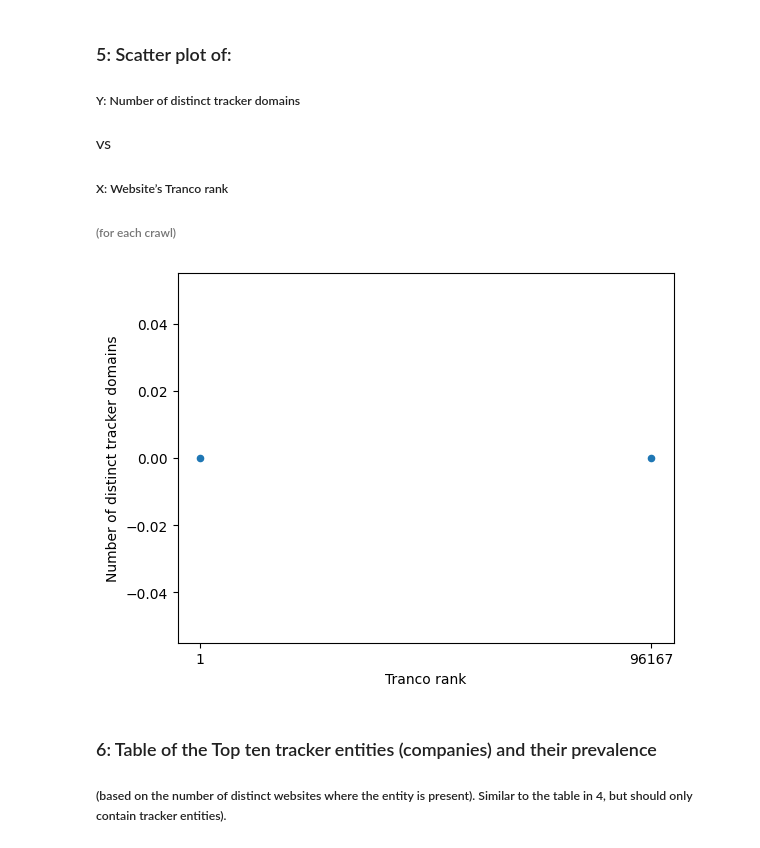
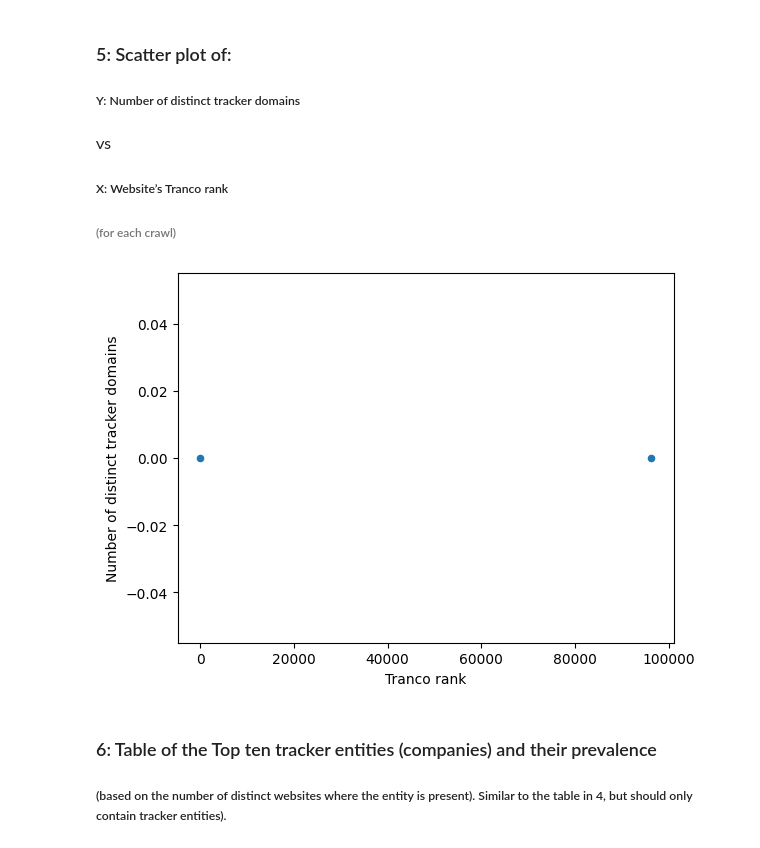
Before and after one commit to Bart73-v/CSA2, a Jupyter notebook: Analysis.ipynb, the cells around one changed output. Saved outputs shown, nothing was run; the diff lists cells and outputs as text; code cells hidden in the pictures.

```diff
--- a/Analysis.ipynb
+++ b/Analysis.ipynb
@@ -261,38 +261,36 @@ def check_if_tracker(cookie_domain):
     for tracker in trackers:
         if trackers[tracker]['properties']:
             for domain in trackers[tracker]['properties']:
                 if domain == cookie_domain:
                     return True
     return False
 
 for entry in accept_list:
     distinct_trackers[entry['domain']] = 0
     if entry['cookies']:
         entry_cookies = []
         for cookie in entry['cookies']:
             if cookie['domain'] not in entry_cookies:
                 entry_cookies.append(cookie['domain'])
                 if check_if_tracker(cookie['domain']):
                     distinct_trackers[entry['domain']] += 1
 
 import csv
 with open('top-1m.csv', 'r') as csvfile:
     reader = csv.reader(csvfile)
     for row in reader:
         for entry in accept_list:
             if row[1] == entry['domain']:
                 tranco[entry['domain']] = row[0]
-# for entry in accept_list:
-#     if entry['domain'] not in tranco.keys():
-#         tranco[entry['domain']] = "null"
 
 tranco_tracker = []
 for entry in tranco:
-    tranco_tracker.append([tranco[entry], distinct_trackers[entry]])
+    tranco_tracker.append([int(tranco[entry]), int(distinct_trackers[entry])])
+
 df = pd.DataFrame(tranco_tracker, columns=['Tranco rank', 'Number of distinct tracker domains'])
 ax1 = df.plot.scatter(x='Tranco rank', y='Number of distinct tracker domains')
 # %% [output]
-[figure, old version]
+[figure, new version]
 # %% [markdown]
 ### 6: Table of the Top ten tracker entities (companies) and their prevalence
 ##### (based on the number of distinct websites where the entity is present). Similar to the table in 4, but should only contain tracker entities).
```
